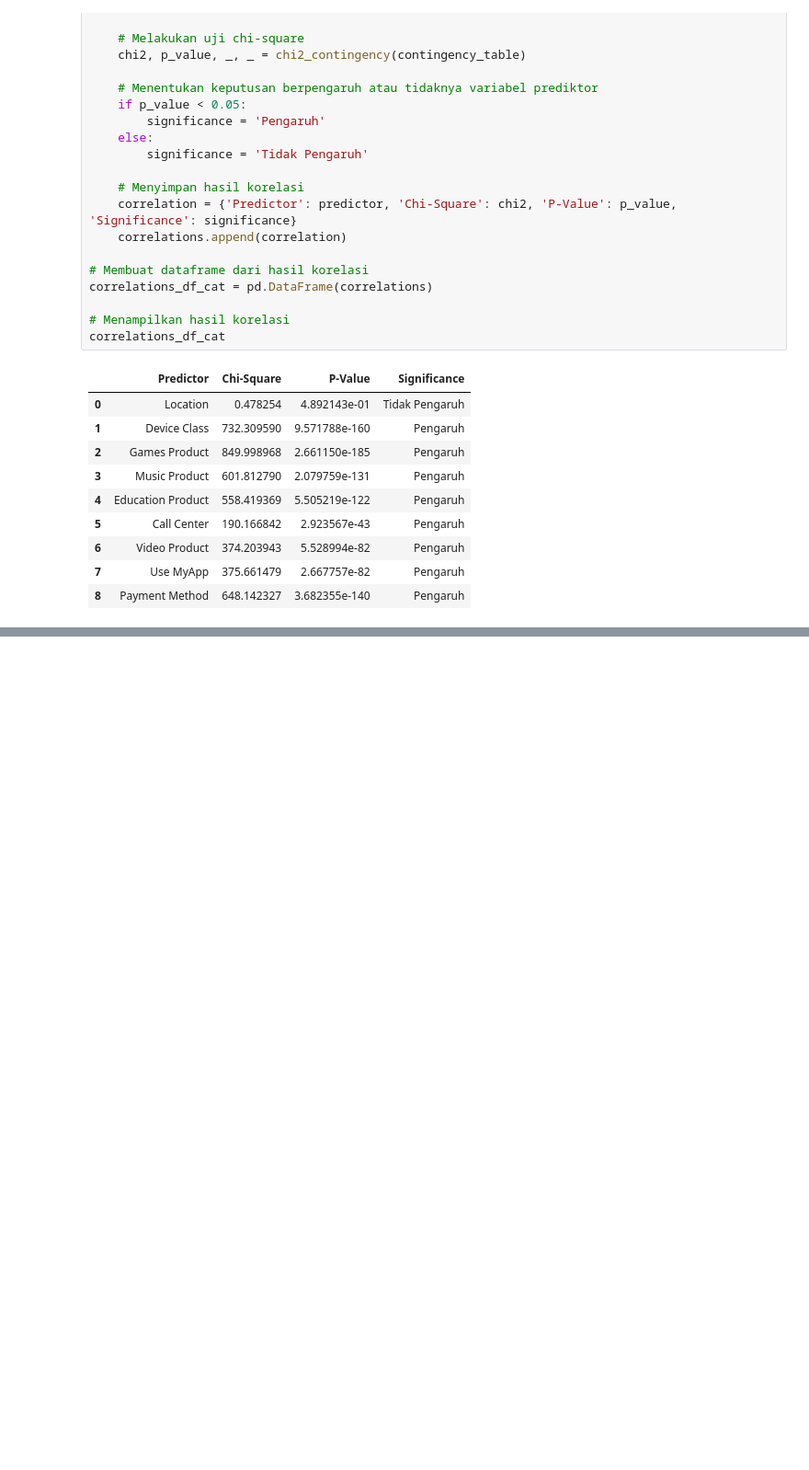
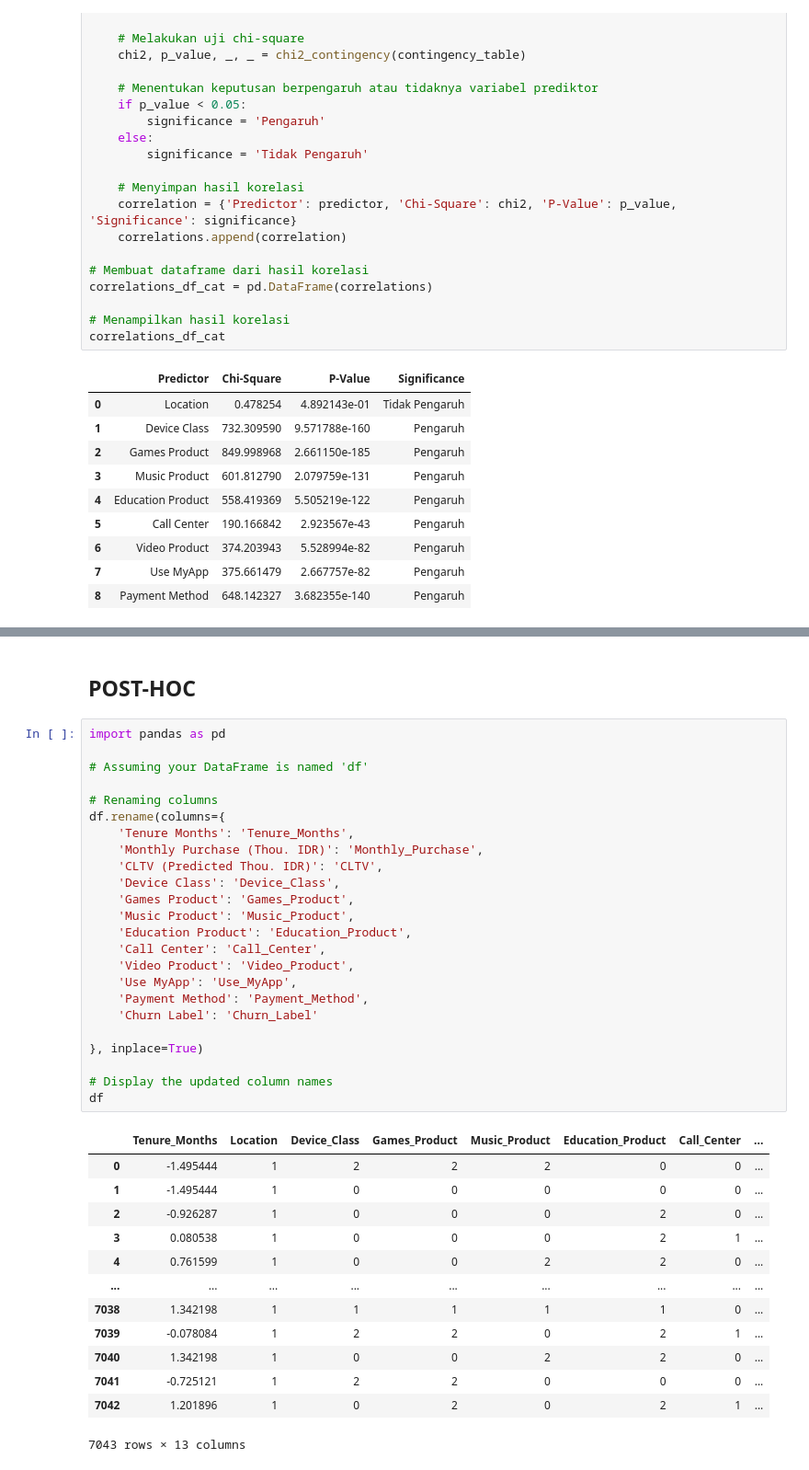
Before and after one commit to reiness/dsw23-kagurabachi, a Jupyter notebook: Stats.ipynb, the cells around one changed output, grey strips where cells are left out. Shown at 92% size. Cells and saved outputs as stored; diff of their text form; blank space fills up the shorter version.

```diff
--- a/Stats.ipynb
+++ b/Stats.ipynb
@@ -336,0 +220,40 @@ array([1, 0])
+# %% [markdown]
+## POST-HOC
+# %%
+import pandas as pd
+
+# Assuming your DataFrame is named 'df'
+
+# Renaming columns
+df.rename(columns={
+    'Tenure Months': 'Tenure_Months',
+    'Monthly Purchase (Thou. IDR)': 'Monthly_Purchase',
+    'CLTV (Predicted Thou. IDR)': 'CLTV',
+    'Device Class': 'Device_Class',
+    'Games Product': 'Games_Product',
+    'Music Product': 'Music_Product',
+    'Education Product': 'Education_Product',
+    'Call Center': 'Call_Center',
+    'Video Product': 'Video_Product',
+    'Use MyApp': 'Use_MyApp',
+    'Payment Method': 'Payment_Method',
+    'Churn Label': 'Churn_Label'
+
+}, inplace=True)
+
+# Display the updated column names
+df
+# %% [output]
+|  | Tenure_Months | Location | Device_Class | Games_Product | Music_Product | Education_Product | Call_Center | ... |
+| 0 | -1.495444 | 1 | 2 | 2 | 2 | 0 | 0 | ... |
+| 1 | -1.495444 | 1 | 0 | 0 | 0 | 0 | 0 | ... |
+| 2 | -0.926287 | 1 | 0 | 0 | 0 | 2 | 0 | ... |
+| 3 | 0.080538 | 1 | 0 | 0 | 0 | 2 | 1 | ... |
+| 4 | 0.761599 | 1 | 0 | 0 | 2 | 2 | 0 | ... |
+| ... | ... | ... | ... | ... | ... | ... | ... | ... |
+| 7038 | 1.342198 | 1 | 1 | 1 | 1 | 1 | 0 | ... |
+| 7039 | -0.078084 | 1 | 2 | 2 | 0 | 2 | 1 | ... |
+| 7040 | 1.342198 | 1 | 0 | 0 | 2 | 2 | 0 | ... |
+| 7041 | -0.725121 | 1 | 2 | 2 | 0 | 0 | 0 | ... |
+| 7042 | 1.201896 | 1 | 0 | 2 | 0 | 2 | 1 | ... |
+7043 rows × 13 columns
```
Also changed, not shown: parts of 32 cells of this notebook, 4 other files.
